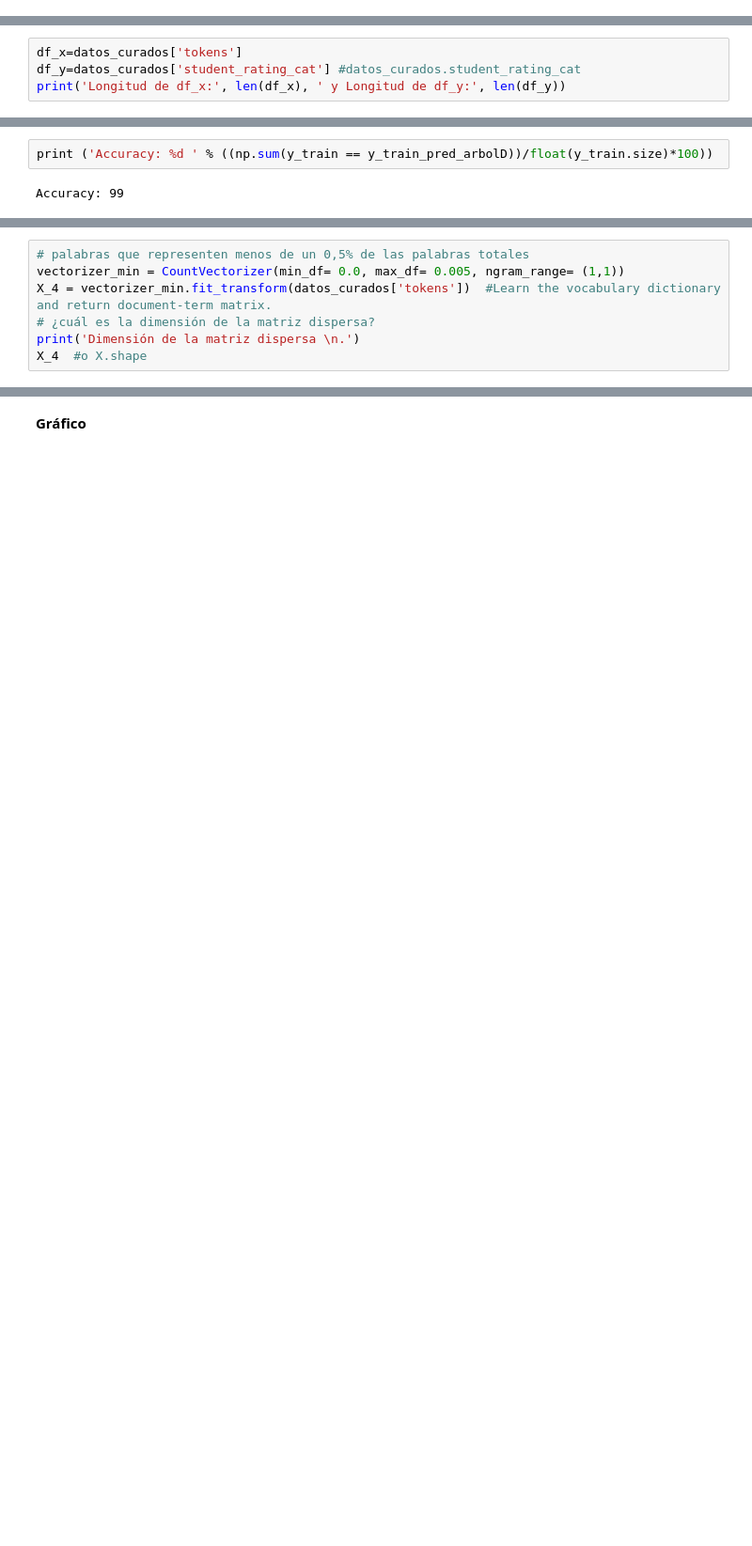
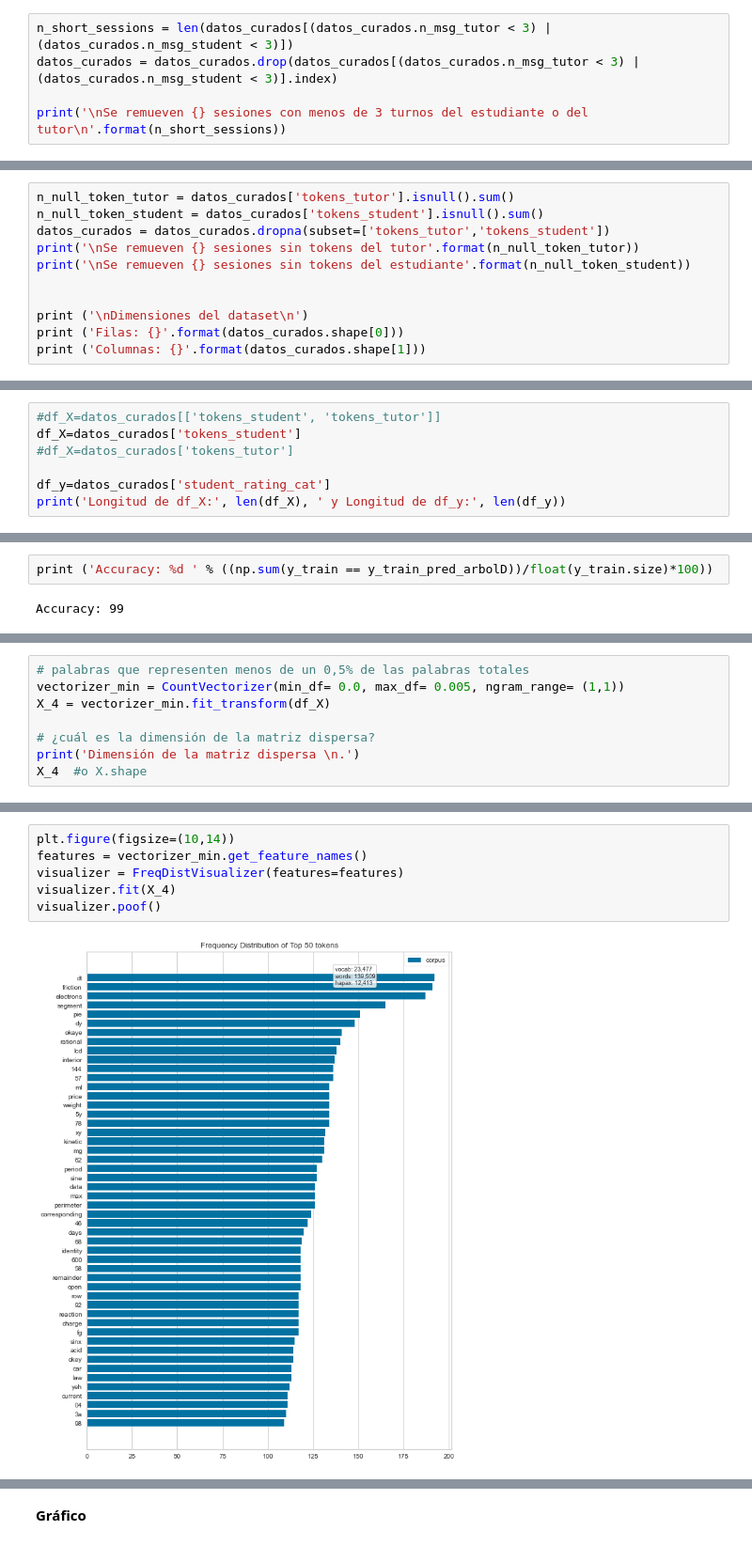
Before and after one commit to giannipablo/MentoriaDiploDatos2020, a Jupyter notebook: Practico_3y4_part_5.ipynb, the cells around one changed output, grey strips where cells are left out. Shown at 94% size. Cells and saved outputs as stored; diff of their text form; blank space fills up the shorter version.

Commit message:
cambios para separar los turnos del tutor y estudiante y algunos cambios en la parte 5

```diff
--- a/Practico_3y4_part_5.ipynb
+++ b/Practico_3y4_part_5.ipynb
@@ -66,0 +118,5 @@ Tamaño del dataset:
+# %%
+n_short_sessions = len(datos_curados[(datos_curados.n_msg_tutor < 3) | (datos_curados.n_msg_student < 3)])
+datos_curados = datos_curados.drop(datos_curados[(datos_curados.n_msg_tutor < 3) | (datos_curados.n_msg_student < 3)].index)
+
+print('\nSe remueven {} sesiones con menos de 3 turnos del estudiante o del tutor\n'.format(n_short_sessions))
@@ -66,0 +129,11 @@ Tamaño del dataset:
+# %%
+n_null_token_tutor = datos_curados['tokens_tutor'].isnull().sum()
+n_null_token_student = datos_curados['tokens_student'].isnull().sum()
+datos_curados = datos_curados.dropna(subset=['tokens_tutor','tokens_student'])
+print('\nSe remueven {} sesiones sin tokens del tutor'.format(n_null_token_tutor))
+print('\nSe remueven {} sesiones sin tokens del estudiante'.format(n_null_token_student))
+
+
+print ('\nDimensiones del dataset\n')
+print ('Filas: {}'.format(datos_curados.shape[0]))
+print ('Columnas: {}'.format(datos_curados.shape[1]))
@@ -104,5 +189,8 @@ Name: tokens, dtype: object
 # %%
-df_x=datos_curados['tokens']
-df_y=datos_curados['student_rating_cat'] #datos_curados.student_rating_cat
-print('Longitud de df_x:', len(df_x), ' y Longitud de df_y:', len(df_y))
+#df_X=datos_curados[['tokens_student', 'tokens_tutor']]
+df_X=datos_curados['tokens_student']
+#df_X=datos_curados['tokens_tutor']
+
+df_y=datos_curados['student_rating_cat']
+print('Longitud de df_X:', len(df_X), ' y Longitud de df_y:', len(df_y))
 # %% [output]
@@ -407,7 +405,8 @@ Es decir, si min_df es 0.005, todas las palabras que representen menos de un 0,5
 # %%
 # palabras que representen menos de un 0,5% de las palabras totales
 vectorizer_min = CountVectorizer(min_df= 0.0, max_df= 0.005, ngram_range= (1,1))
-X_4 = vectorizer_min.fit_transform(datos_curados['tokens'])  #Learn the vocabulary dictionary and return document-term matrix.
+X_4 = vectorizer_min.fit_transform(df_X)
+
 # ¿cuál es la dimensión de la matriz dispersa?
 print('Dimensión de la matriz dispersa \n.')
 X_4  #o X.shape
@@ -418,0 +418,8 @@ Dimensión de la matriz dispersa
+# %%
+plt.figure(figsize=(10,14))
+features = vectorizer_min.get_feature_names()
+visualizer = FreqDistVisualizer(features=features)
+visualizer.fit(X_4)
+visualizer.poof()
+# %% [output]
+[figure, added]
```
Also changed, not shown: parts of 118 cells of this notebook, 1 other file.
